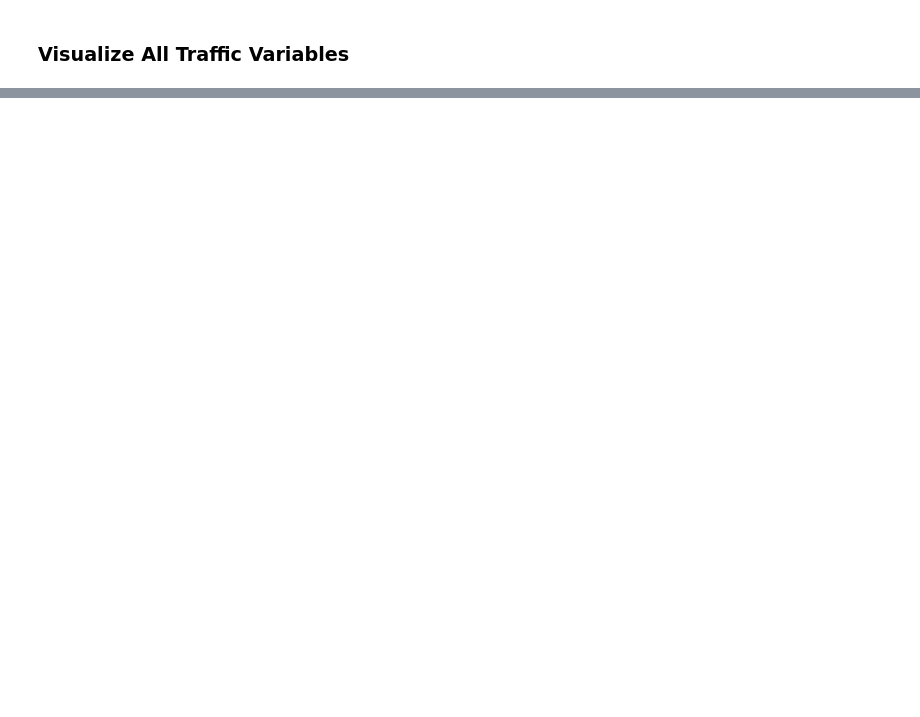
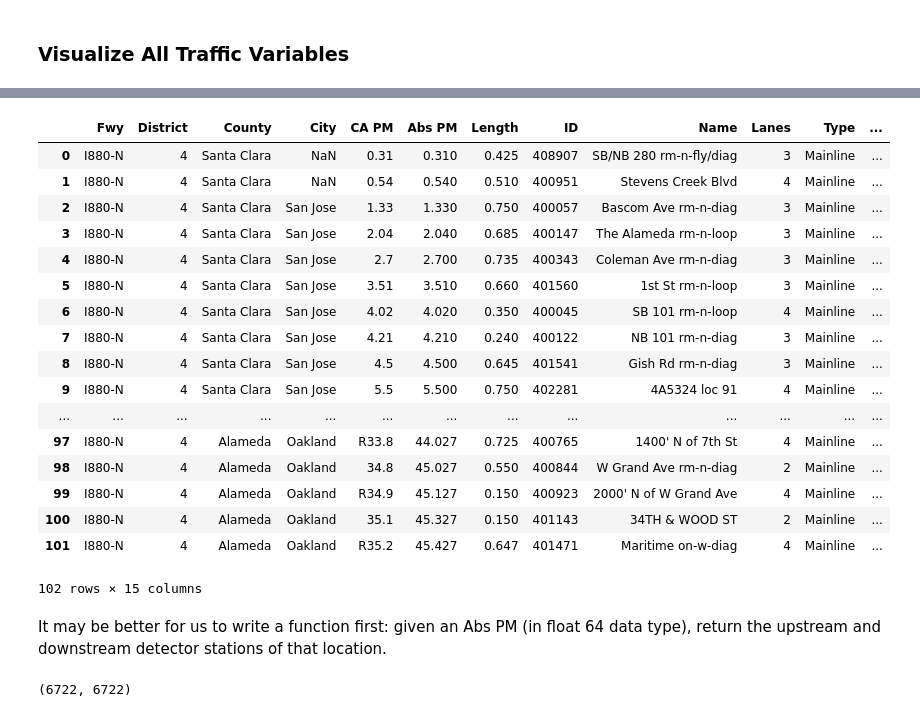
Before and after one commit to hy-lei/A-Hybrid-Approach-for-AID, a Jupyter notebook: TSA.ipynb, the cells around one changed output, grey strips where cells are left out. Drawn from its saved outputs; the diff is of its cells as text; code cells hidden in the pictures; blank space fills up the shorter version.

```diff
--- a/TSA.ipynb
+++ b/TSA.ipynb
@@ -585,0 +695,23 @@ def visualize_all(X, Y):
+# %%
+stations
+# %% [output]
+|  | Fwy | District | County | City | CA PM | Abs PM | Length | ID | Name | Lanes | Type | ... |
+| 0 | I880-N | 4 | Santa Clara | NaN | 0.31 | 0.310 | 0.425 | 408907 | SB/NB 280 rm-n-fly/diag | 3 | Mainline | ... |
+| 1 | I880-N | 4 | Santa Clara | NaN | 0.54 | 0.540 | 0.510 | 400951 | Stevens Creek Blvd | 4 | Mainline | ... |
+| 2 | I880-N | 4 | Santa Clara | San Jose | 1.33 | 1.330 | 0.750 | 400057 | Bascom Ave rm-n-diag | 3 | Mainline | ... |
+| 3 | I880-N | 4 | Santa Clara | San Jose | 2.04 | 2.040 | 0.685 | 400147 | The Alameda rm-n-loop | 3 | Mainline | ... |
+| 4 | I880-N | 4 | Santa Clara | San Jose | 2.7 | 2.700 | 0.735 | 400343 | Coleman Ave rm-n-diag | 3 | Mainline | ... |
+| 5 | I880-N | 4 | Santa Clara | San Jose | 3.51 | 3.510 | 0.660 | 401560 | 1st St rm-n-loop | 3 | Mainline | ... |
+| 6 | I880-N | 4 | Santa Clara | San Jose | 4.02 | 4.020 | 0.350 | 400045 | SB 101 rm-n-loop | 4 | Mainline | ... |
+| 7 | I880-N | 4 | Santa Clara | San Jose | 4.21 | 4.210 | 0.240 | 400122 | NB 101 rm-n-diag | 3 | Mainline | ... |
+| 8 | I880-N | 4 | Santa Clara | San Jose | 4.5 | 4.500 | 0.645 | 401541 | Gish Rd rm-n-diag | 3 | Mainline | ... |
+| 9 | I880-N | 4 | Santa Clara | San Jose | 5.5 | 5.500 | 0.750 | 402281 | 4A5324 loc 91 | 4 | Mainline | ... |
+| ... | ... | ... | ... | ... | ... | ... | ... | ... | ... | ... | ... | ... |
+| 97 | I880-N | 4 | Alameda | Oakland | R33.8 | 44.027 | 0.725 | 400765 | 1400' N of 7th St | 4 | Mainline | ... |
+| 98 | I880-N | 4 | Alameda | Oakland | 34.8 | 45.027 | 0.550 | 400844 | W Grand Ave rm-n-diag | 2 | Mainline | ... |
+| 99 | I880-N | 4 | Alameda | Oakland | R34.9 | 45.127 | 0.150 | 400923 | 2000' N of W Grand Ave | 4 | Mainline | ... |
+| 100 | I880-N | 4 | Alameda | Oakland | 35.1 | 45.327 | 0.150 | 401143 | 34TH & WOOD ST | 2 | Mainline | ... |
+| 101 | I880-N | 4 | Alameda | Oakland | R35.2 | 45.427 | 0.647 | 401471 | Maritime on-w-diag | 4 | Mainline | ... |
+102 rows × 15 columns
+# %% [markdown]
+It may be better for us to write a function first: given an Abs PM (in float 64 data type), return the upstream and downstream detector stations of that location.
@@ -585,0 +743,4 @@ def visualize_all(X, Y):
+# %%
+len(upstream), len(downstream)
+# %% [output]
+(6722, 6722)
```
Also changed, not shown: parts of 60 cells of this notebook.
